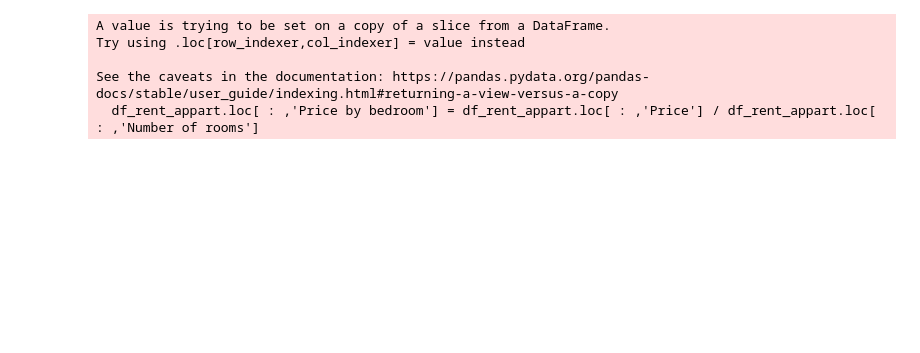
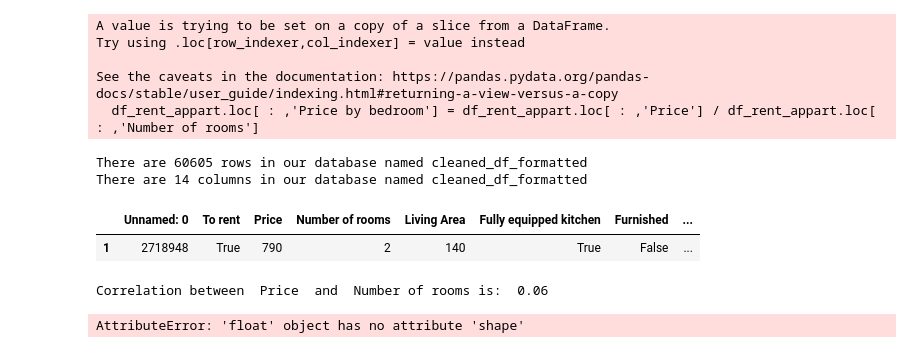
Before and after one commit to vdbromain/real-estate-price-prediction, a Jupyter notebook: Second_Week.ipynb, the cells around one changed output. Cells and saved outputs as stored; diff of their text form; code cells hidden in the pictures; blank space fills up the shorter version.

```diff
--- a/Second_Week.ipynb
+++ b/Second_Week.ipynb
@@ -93,12 +93,21 @@ See the caveats in the documentation: https://pandas.pydata.org/pandas-docs/stab
 # %%
 #Part 2 : Data Analysis
 
 #How many rows and columns ?
 
 def how_many_columns_rows_df(df):
     vnames = [name for name in globals() if globals()[name] is df]#Getting the name of the df
     print(f"There are {df.shape[0]} rows in our database named {vnames[0]}") #How many rows ?
     print(f"There are {df.shape[1]} columns in our database named {vnames[0]}") #How many columns ?
     return None
 
 how_many_columns_rows_df(cleaned_df_formatted)
+
+
+
+df_rent_appart.head(1)
+# %% [output]
+There are 60605 rows in our database named cleaned_df_formatted
+There are 14 columns in our database named cleaned_df_formatted
+|  | Unnamed: 0 | To rent | Price | Number of rooms | Living Area | Fully equipped kitchen | Furnished | ... |
+| 1 | 2718948 | True | 790 | 2 | 140 | True | False | ... |
@@ -131,3 +114,24 @@ sell_price_living_area_matrix
+# %%
+#What is the correlation between the variables and the price ? (Why might that be?)
+
+#Correlation between Price and Numbers of rooms to rent an appartment
+col1 , col2 = "Price", "Number of rooms"
+corr = df[col1].corr(df[col2])
+print("Correlation between ", col1, " and ", col2, "is: ", round(corr, 2))
+
+#Correlation between Price and Living Area to rent an appartment
+col3 = "Living Area"
+corr = df_rent_appart[col1].corr(df_rent_appart[col3])
+print("Correlation between ", col1, " and ", col3, "is: ", round(corr, 2))
+
+
+
+
+
+#print(df_rent['type'].value_counts())
+# %% [output]
+Correlation between  Price  and  Number of rooms is:  0.06
+AttributeError: 'float' object has no attribute 'shape'
 # %%
 #Plotting
 
```
Also changed, not shown: parts of 6 cells of this notebook, 1 other file.
